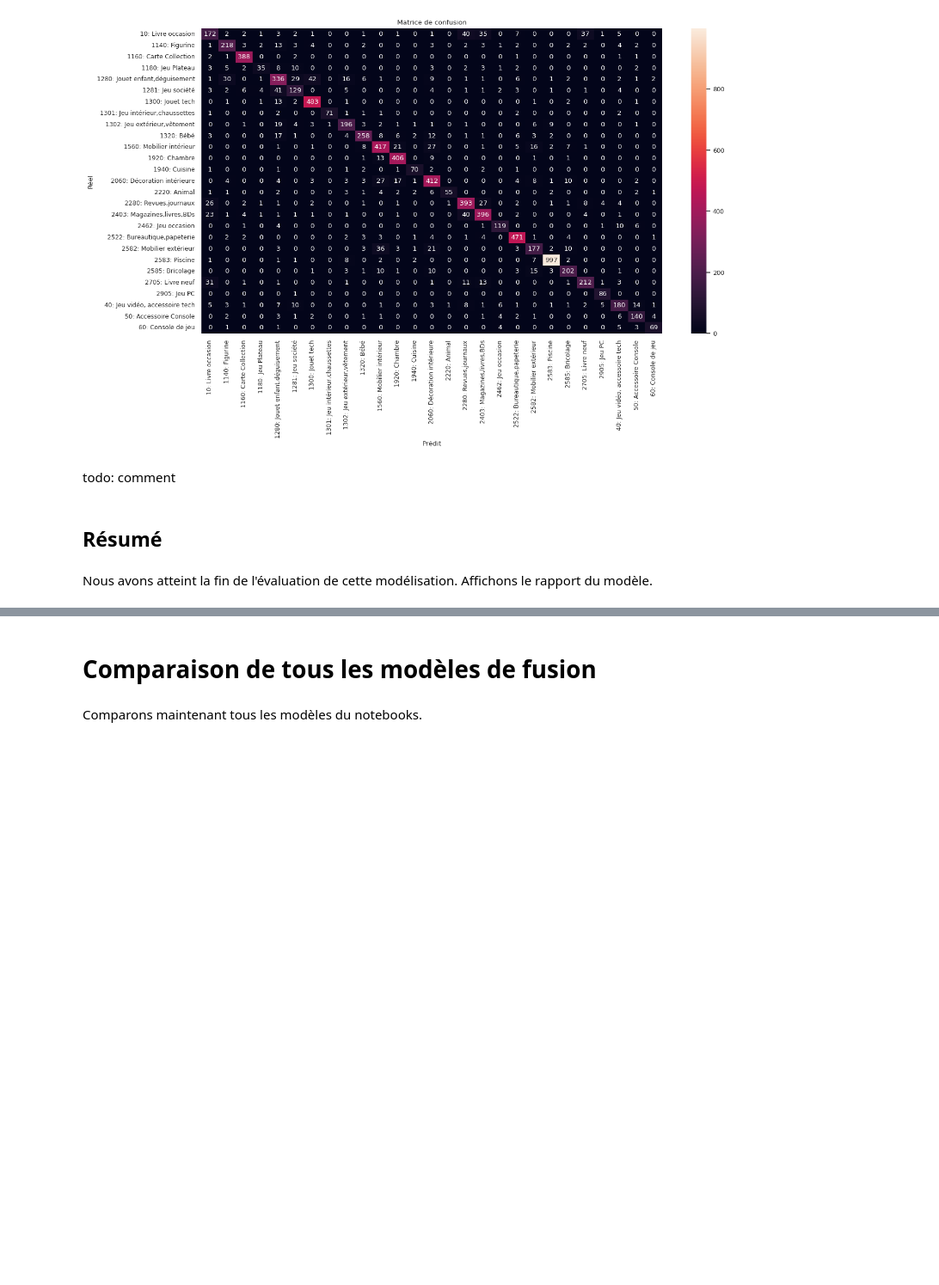
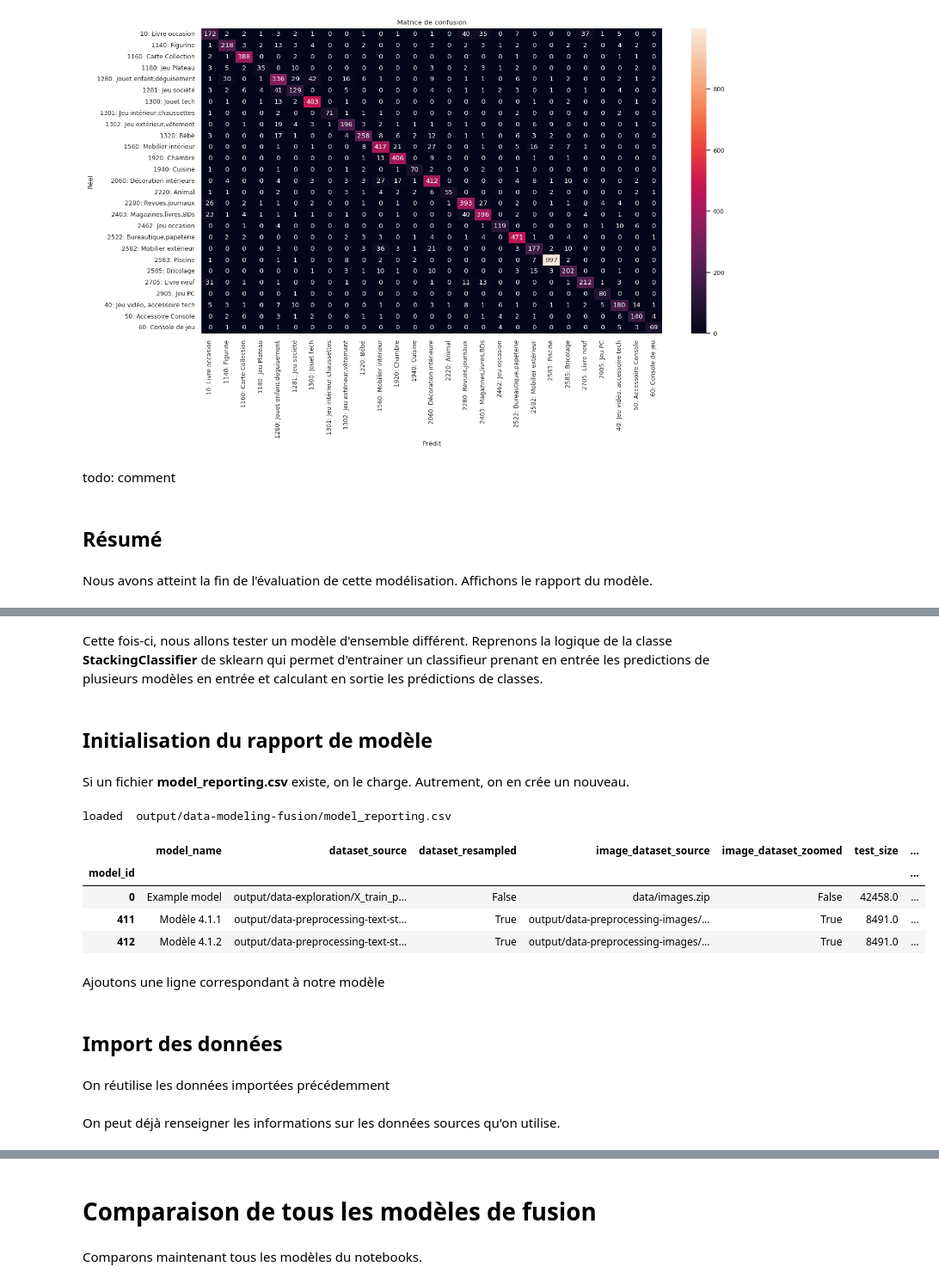
Before and after one commit to DataScientest-Studio/nov23_bds_rakuten, a Jupyter notebook: notebooks/data-modeling-fusion.ipynb, the cells around one changed output, grey strips where cells are left out. Shown at 86% size. Drawn from its saved outputs; the diff is of its cells as text; code cells hidden in the pictures; blank space fills up the shorter version.

```diff
--- a/notebooks/data-modeling-fusion.ipynb
+++ b/notebooks/data-modeling-fusion.ipynb
@@ -823,0 +860,2 @@ Name: 412, dtype: object
+# %% [markdown]
+Cette fois-ci, nous allons tester un modèle d'ensemble différent. Reprenons la logique de la classe **StackingClassifier** de sklearn qui permet d'entrainer un classifieur prenant en entrée les predictions de plusieurs modèles en entrée et calculant en sortie les prédictions de classes.
@@ -823,0 +864,24 @@ Name: 412, dtype: object
+# %% [markdown]
+## Initialisation du rapport de modèle
+# %% [markdown]
+Si un fichier **model_reporting.csv** existe, on le charge. Autrement, on en crée un nouveau.
+# %%
+Path(output_dir).mkdir(parents=True, exist_ok=True)
+try:
+  reporting_df = load_reporting_df()
+  print("loaded ",output_dir+"/model_reporting.csv")
+except FileNotFoundError:
+  reporting_df = create_reporting_df()
+  print(output_dir+"/model_reporting.csv","not found. creating one")
+# %% [output]
+loaded  output/data-modeling-fusion/model_reporting.csv
+# %%
+reporting_df.head()
+# %% [output]
+|  | model_name | dataset_source | dataset_resampled | image_dataset_source | image_dataset_zoomed | test_size | ... |
+| model_id |  |  |  |  |  |  | ... |
+| 0 | Example model | output/data-exploration/X_train_p... | False | data/images.zip | False | 42458.0 | ... |
+| 411 | Modèle 4.1.1 | output/data-preprocessing-text-st... | True | output/data-preprocessing-images/... | True | 8491.0 | ... |
+| 412 | Modèle 4.1.2 | output/data-preprocessing-text-st... | True | output/data-preprocessing-images/... | True | 8491.0 | ... |
+# %% [markdown]
+Ajoutons une ligne correspondant à notre modèle
@@ -823,0 +890,6 @@ Name: 412, dtype: object
+# %% [markdown]
+## Import des données
+# %% [markdown]
+On réutilise les données importées précédemment
+# %% [markdown]
+On peut déjà renseigner les informations sur les données sources qu'on utilise.
```
Also changed, not shown: parts of 70 cells of this notebook.
